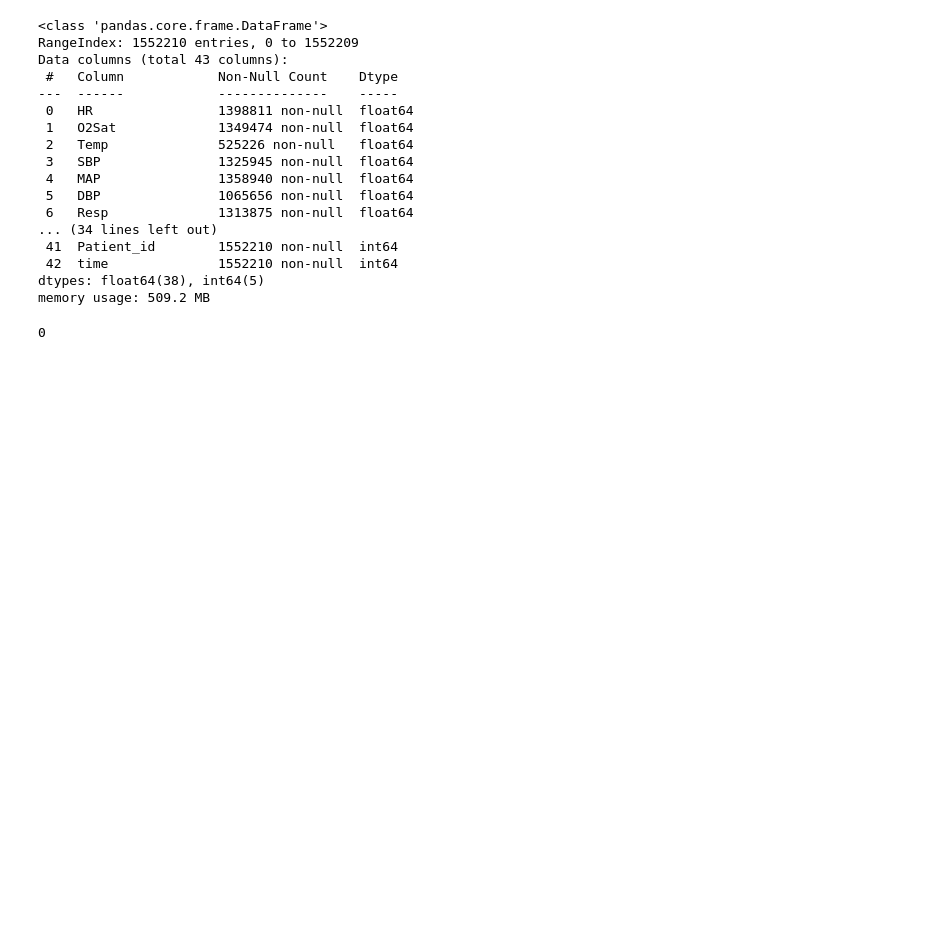
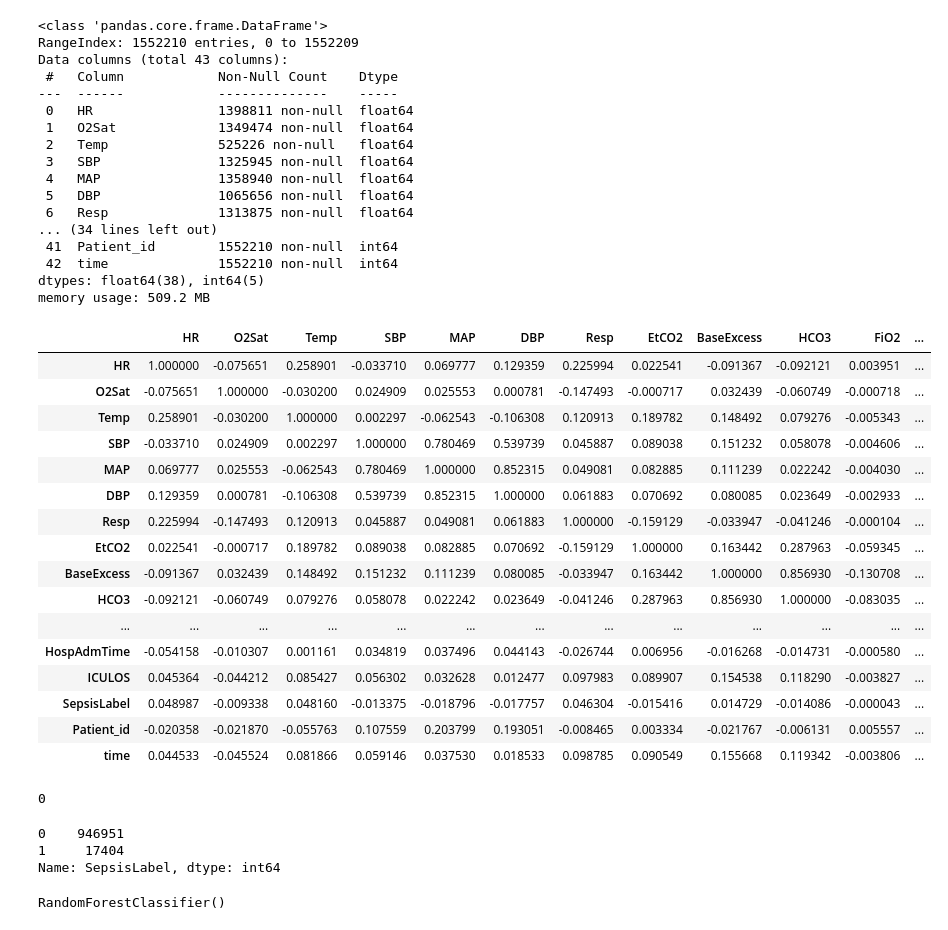
Before and after one commit to franticOreo/ImprovingSepsisRecognition, a Jupyter notebook: ISR_EDA.ipynb, the cells around one changed output. Saved outputs shown, nothing was run; the diff lists cells and outputs as text; code cells hidden in the pictures; blank space fills up the shorter version.

```diff
--- a/ISR_EDA.ipynb
+++ b/ISR_EDA.ipynb
@@ -75,7 +75,25 @@ Data columns (total 43 columns):
 dtypes: float64(38), int64(5)
 memory usage: 509.2 MB
 # %%
-df[df['Bilirubin_direct'] != None]
+df.corr()
+# %% [output]
+|  | HR | O2Sat | Temp | SBP | MAP | DBP | Resp | EtCO2 | BaseExcess | HCO3 | FiO2 | ... |
+| HR | 1.000000 | -0.075651 | 0.258901 | -0.033710 | 0.069777 | 0.129359 | 0.225994 | 0.022541 | -0.091367 | -0.092121 | 0.003951 | ... |
+| O2Sat | -0.075651 | 1.000000 | -0.030200 | 0.024909 | 0.025553 | 0.000781 | -0.147493 | -0.000717 | 0.032439 | -0.060749 | -0.000718 | ... |
+| Temp | 0.258901 | -0.030200 | 1.000000 | 0.002297 | -0.062543 | -0.106308 | 0.120913 | 0.189782 | 0.148492 | 0.079276 | -0.005343 | ... |
+| SBP | -0.033710 | 0.024909 | 0.002297 | 1.000000 | 0.780469 | 0.539739 | 0.045887 | 0.089038 | 0.151232 | 0.058078 | -0.004606 | ... |
+| MAP | 0.069777 | 0.025553 | -0.062543 | 0.780469 | 1.000000 | 0.852315 | 0.049081 | 0.082885 | 0.111239 | 0.022242 | -0.004030 | ... |
+| DBP | 0.129359 | 0.000781 | -0.106308 | 0.539739 | 0.852315 | 1.000000 | 0.061883 | 0.070692 | 0.080085 | 0.023649 | -0.002933 | ... |
+| Resp | 0.225994 | -0.147493 | 0.120913 | 0.045887 | 0.049081 | 0.061883 | 1.000000 | -0.159129 | -0.033947 | -0.041246 | -0.000104 | ... |
+| EtCO2 | 0.022541 | -0.000717 | 0.189782 | 0.089038 | 0.082885 | 0.070692 | -0.159129 | 1.000000 | 0.163442 | 0.287963 | -0.059345 | ... |
+| BaseExcess | -0.091367 | 0.032439 | 0.148492 | 0.151232 | 0.111239 | 0.080085 | -0.033947 | 0.163442 | 1.000000 | 0.856930 | -0.130708 | ... |
+| HCO3 | -0.092121 | -0.060749 | 0.079276 | 0.058078 | 0.022242 | 0.023649 | -0.041246 | 0.287963 | 0.856930 | 1.000000 | -0.083035 | ... |
+| ... | ... | ... | ... | ... | ... | ... | ... | ... | ... | ... | ... | ... |
+| HospAdmTime | -0.054158 | -0.010307 | 0.001161 | 0.034819 | 0.037496 | 0.044143 | -0.026744 | 0.006956 | -0.016268 | -0.014731 | -0.000580 | ... |
+| ICULOS | 0.045364 | -0.044212 | 0.085427 | 0.056302 | 0.032628 | 0.012477 | 0.097983 | 0.089907 | 0.154538 | 0.118290 | -0.003827 | ... |
+| SepsisLabel | 0.048987 | -0.009338 | 0.048160 | -0.013375 | -0.018796 | -0.017757 | 0.046304 | -0.015416 | 0.014729 | -0.014086 | -0.000043 | ... |
+| Patient_id | -0.020358 | -0.021870 | -0.055763 | 0.107559 | 0.203799 | 0.193051 | -0.008465 | 0.003334 | -0.021767 | -0.006131 | 0.005557 | ... |
+| time | 0.044533 | -0.045524 | 0.081866 | 0.059146 | 0.037530 | 0.018533 | 0.098785 | 0.090549 | 0.155668 | 0.119342 | -0.003806 | ... |
 # %%
 len(df)
 # %% [output]
@@ -82,0 +117,13 @@ len(df)
+# %%
+y.value_counts()
+# %% [output]
+0    946951
+1     17404
+Name: SepsisLabel, dtype: int64
+# %%
+xgbc = RandomForestClassifier()
+sgdc = SGDClassifier()
+
+xgbc.fit(X_train, y_train)
+# %% [output]
+RandomForestClassifier()
```
Also changed, not shown: parts of 3 cells of this notebook.
